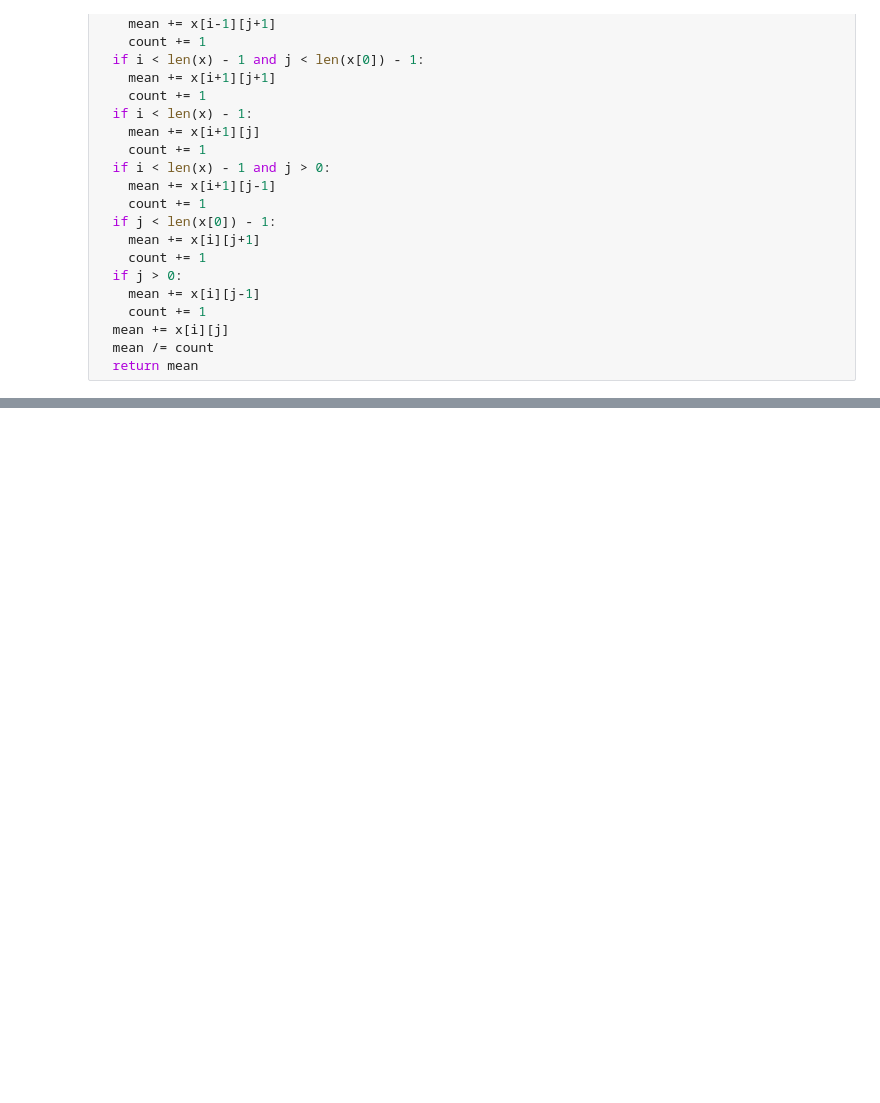
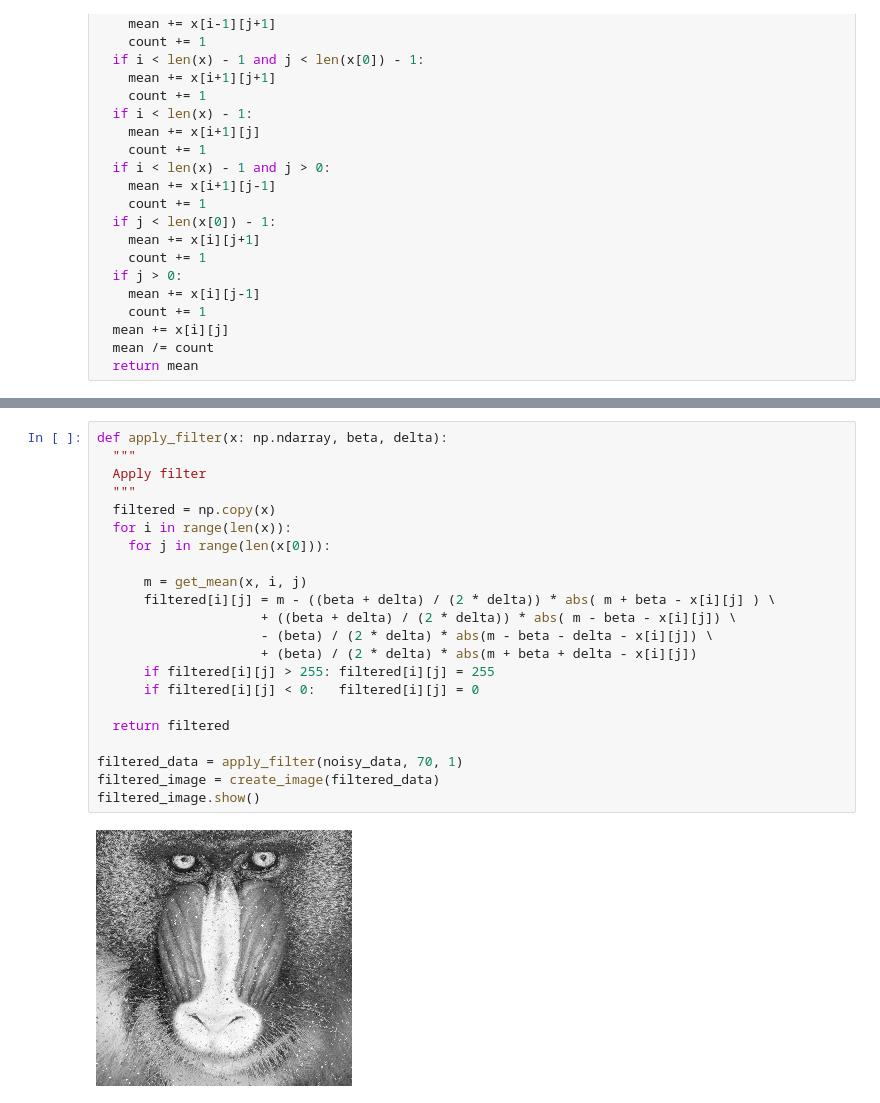
Before and after one commit to djdrng/impulsive-noise-removal, a Jupyter notebook: report.ipynb, the cells around one changed output, grey strips where cells are left out. Drawn from its saved outputs; the diff is of its cells as text; blank space fills up the shorter version.

```diff
--- a/report.ipynb
+++ b/report.ipynb
@@ -96,0 +236,24 @@ def get_mean(x: np.ndarray, i, j):
+# %%
+def apply_filter(x: np.ndarray, beta, delta):
+  """
+  Apply filter
+  """
+  filtered = np.copy(x)
+  for i in range(len(x)):
+    for j in range(len(x[0])):
+
+      m = get_mean(x, i, j)
+      filtered[i][j] = m - ((beta + delta) / (2 * delta)) * abs( m + beta - x[i][j] ) \
+                     + ((beta + delta) / (2 * delta)) * abs( m - beta - x[i][j]) \
+                     - (beta) / (2 * delta) * abs(m - beta - delta - x[i][j]) \
+                     + (beta) / (2 * delta) * abs(m + beta + delta - x[i][j])
+      if filtered[i][j] > 255: filtered[i][j] = 255
+      if filtered[i][j] < 0:   filtered[i][j] = 0
+
+  return filtered
+
+filtered_data = apply_filter(noisy_data, 70, 1)
+filtered_image = create_image(filtered_data)
+filtered_image.show()
+# %% [output]
+[figure, added]
```
Also changed, not shown: parts of 20 cells of this notebook, 18 other files.
